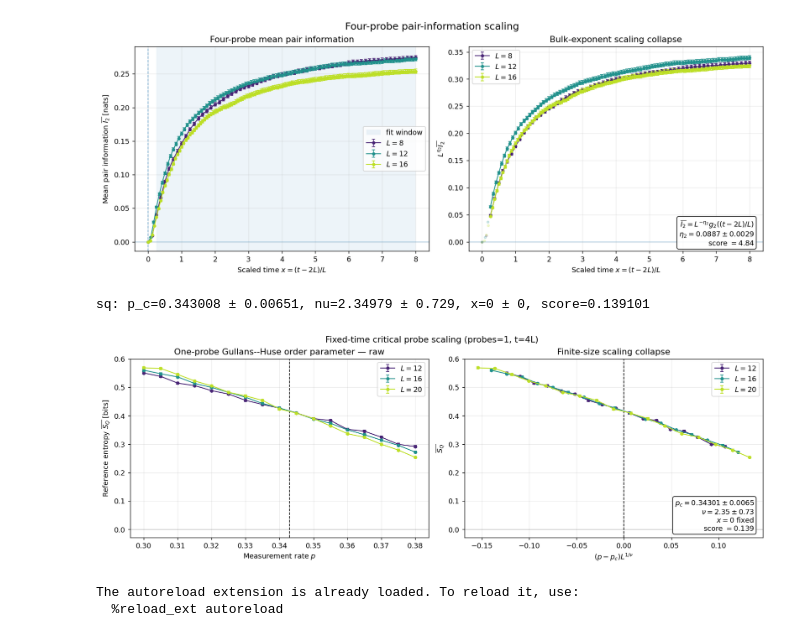
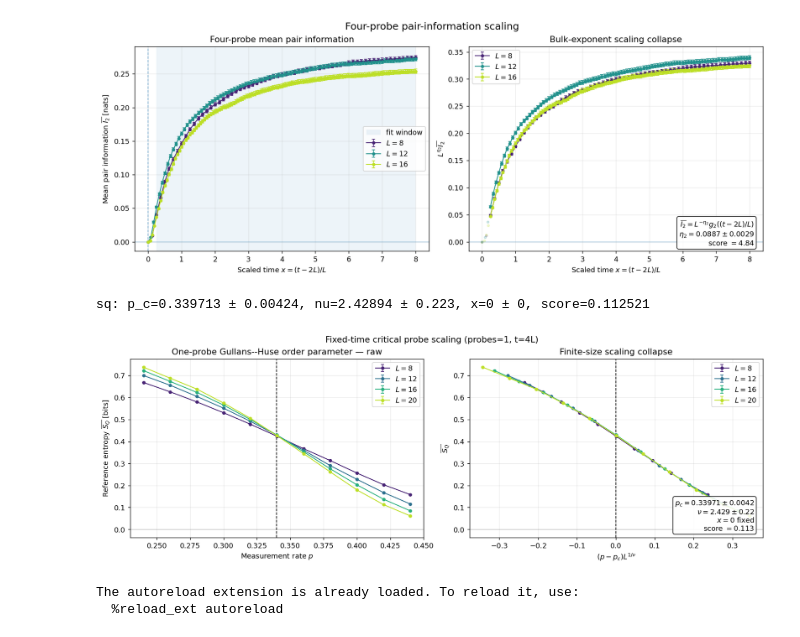
Before and after one commit to amarce4/mipt, a Jupyter notebook: python/visualize.ipynb, the cells around one changed output. Drawn from its saved outputs; the diff is of its cells as text; code cells hidden in the pictures.

```diff
--- a/python/visualize.ipynb
+++ b/python/visualize.ipynb
@@ -290,18 +290,18 @@ collapse score = 4.84262
 # %%
 import data_analysis as da
 
 # Automatically makes:
 # probes=1: one raw/collapse pair
 # probes=2: I2 raw/collapse pair
 # probes=4: stacked I2, I3, I4 raw/collapse pairs
 result = da.probe_pc_collapse(
-    file_glob="cpp/csv/probed/probed_1_mode_1/reals_10k/probed_1_rppu_n_*_mode_1*.csv",
+    file_glob="cpp/csv/probed/probed_1_mode_1/reals_100k/probed_1_rppu_n_*_mode_1*.csv",
     pc_bounds=(0.28, 0.38),
-    p_range=(0.28, 0.38)
+    p_range=(0.22, 0.46)
 )
 # %% [output]
-sq: p_c=0.343008 ± 0.00651, nu=2.34979 ± 0.729, x=0 ± 0, score=0.139101
+sq: p_c=0.339713 ± 0.00424, nu=2.42894 ± 0.223, x=0 ± 0, score=0.112521
-[figure, old version]
+[figure, new version]
 # %%
 %load_ext autoreload
 %autoreload 2
```
Also changed, not shown: parts of 1 cell of this notebook, 4 other files.
